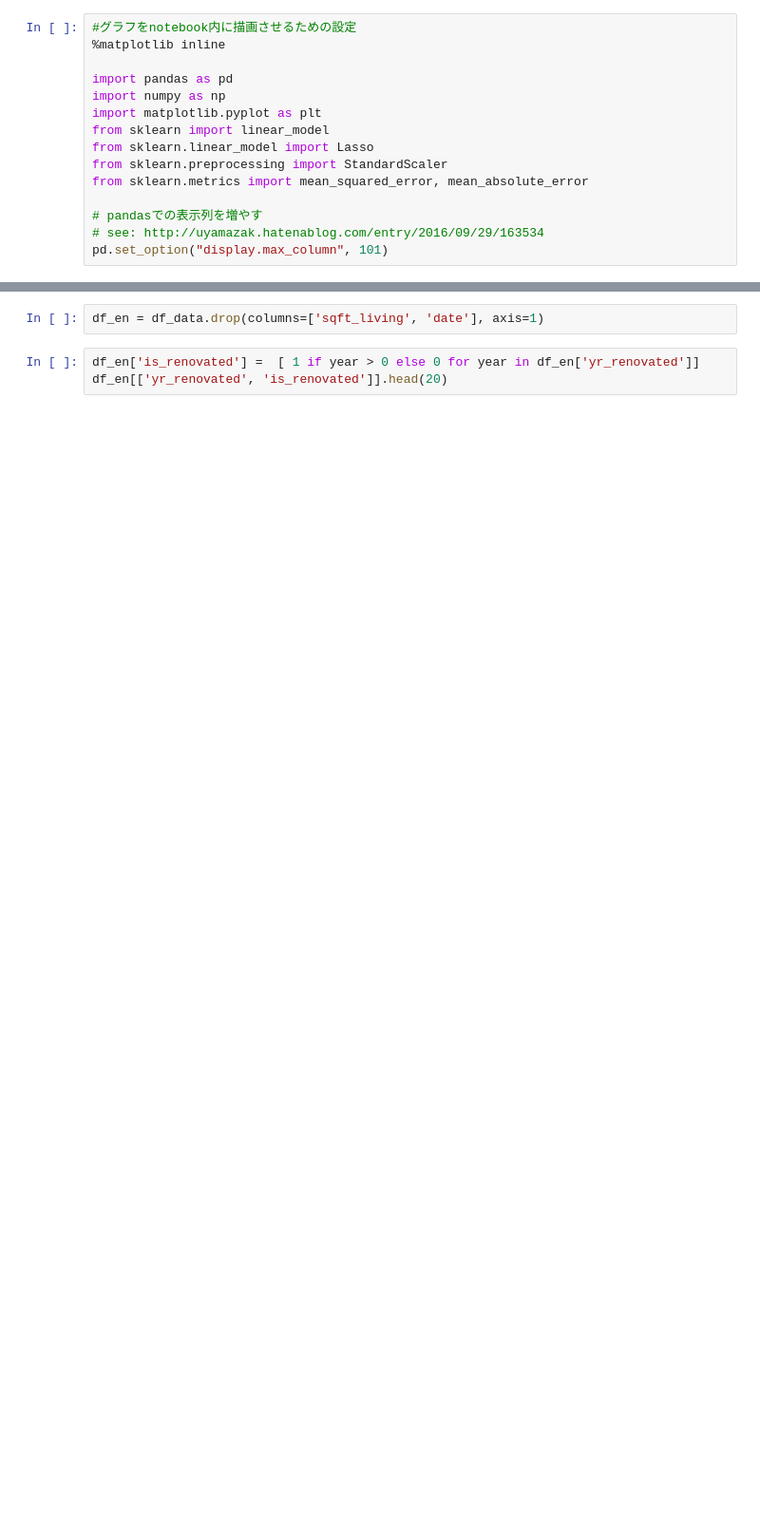
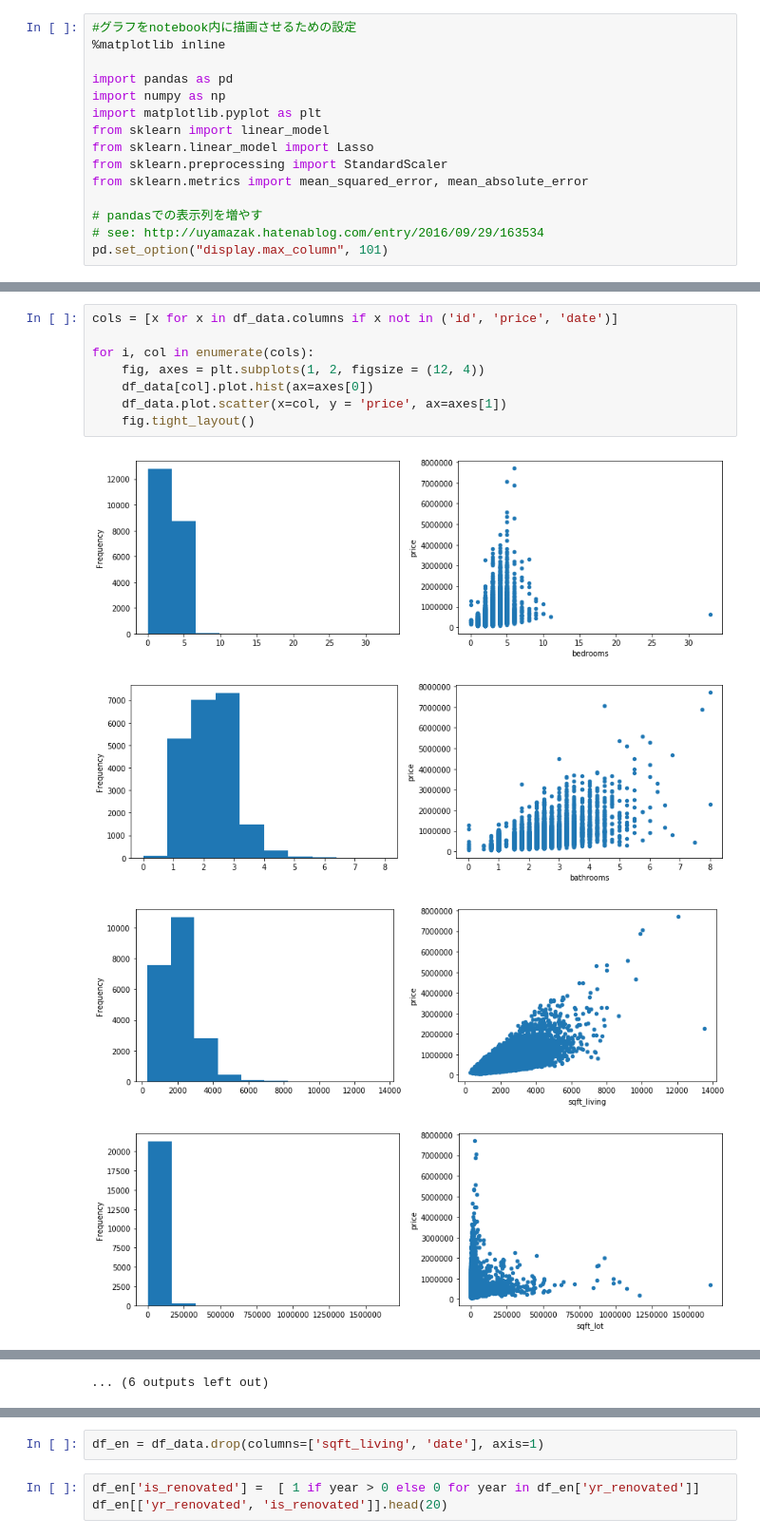
Before and after one commit to noymer/housesalesprediction, a Jupyter notebook: 中間_DAY5.ipynb, the cells around one changed output, grey strips where cells are left out. Shown: that part at 95% size. Saved outputs shown, nothing was run; the diff lists cells and outputs as text; blank space fills up the shorter version.

```diff
--- a/中間_DAY5.ipynb
+++ b/中間_DAY5.ipynb
@@ -95,0 +116,13 @@ https://www.kaggle.com/harlfoxem/housesalesprediction/data
+# %%
+cols = [x for x in df_data.columns if x not in ('id', 'price', 'date')]
+
+for i, col in enumerate(cols):
+    fig, axes = plt.subplots(1, 2, figsize = (12, 4))
+    df_data[col].plot.hist(ax=axes[0])
+    df_data.plot.scatter(x=col, y = 'price', ax=axes[1])
+    fig.tight_layout()
+# %% [output]
+[figure, added]
+[figure, added]
+[figure, added]
+[figure, added]
@@ -95,0 +137 @@ https://www.kaggle.com/harlfoxem/housesalesprediction/data
+... (6 outputs left out)
```
Also changed, not shown: parts of 19 cells of this notebook.
